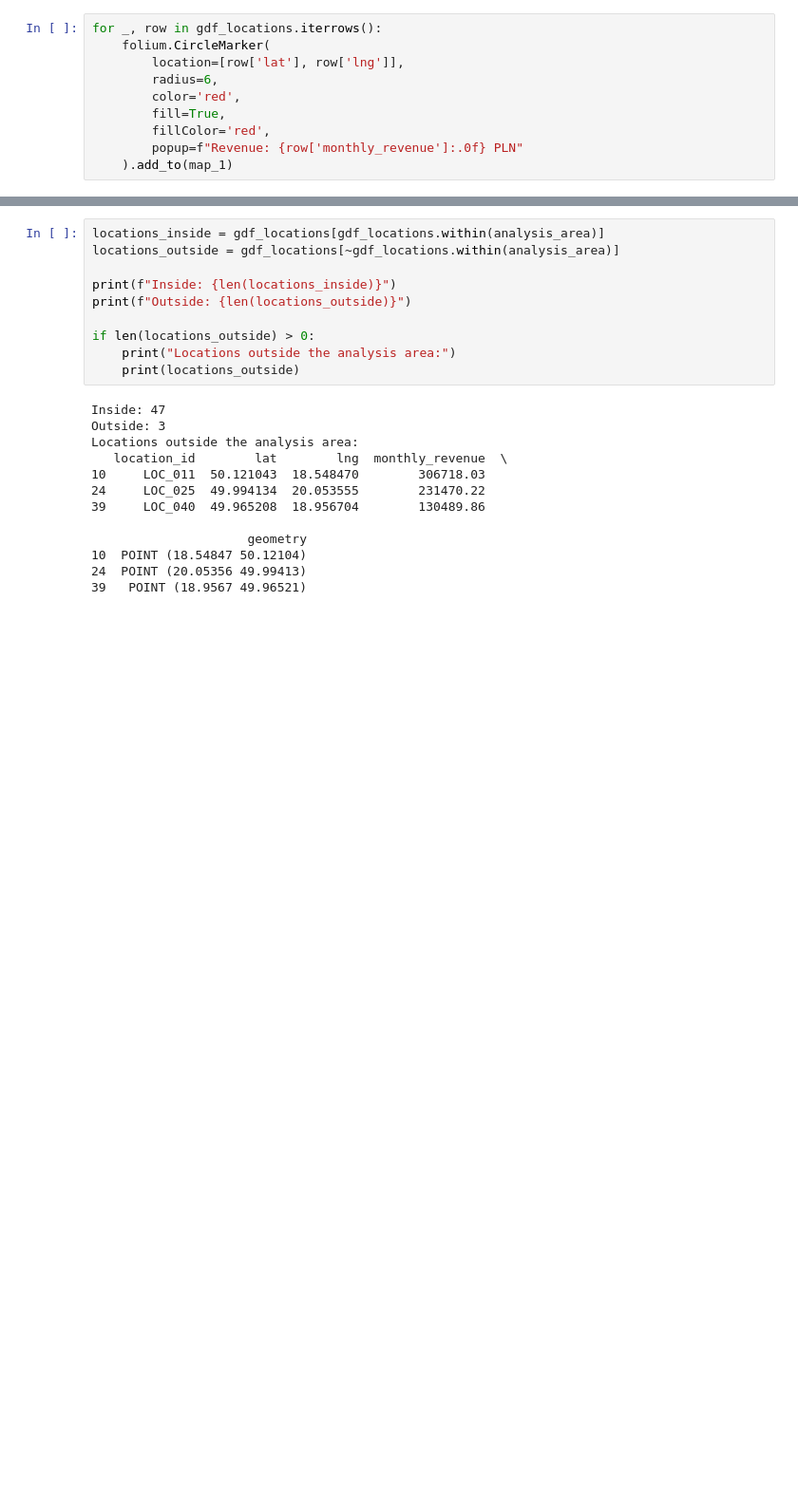
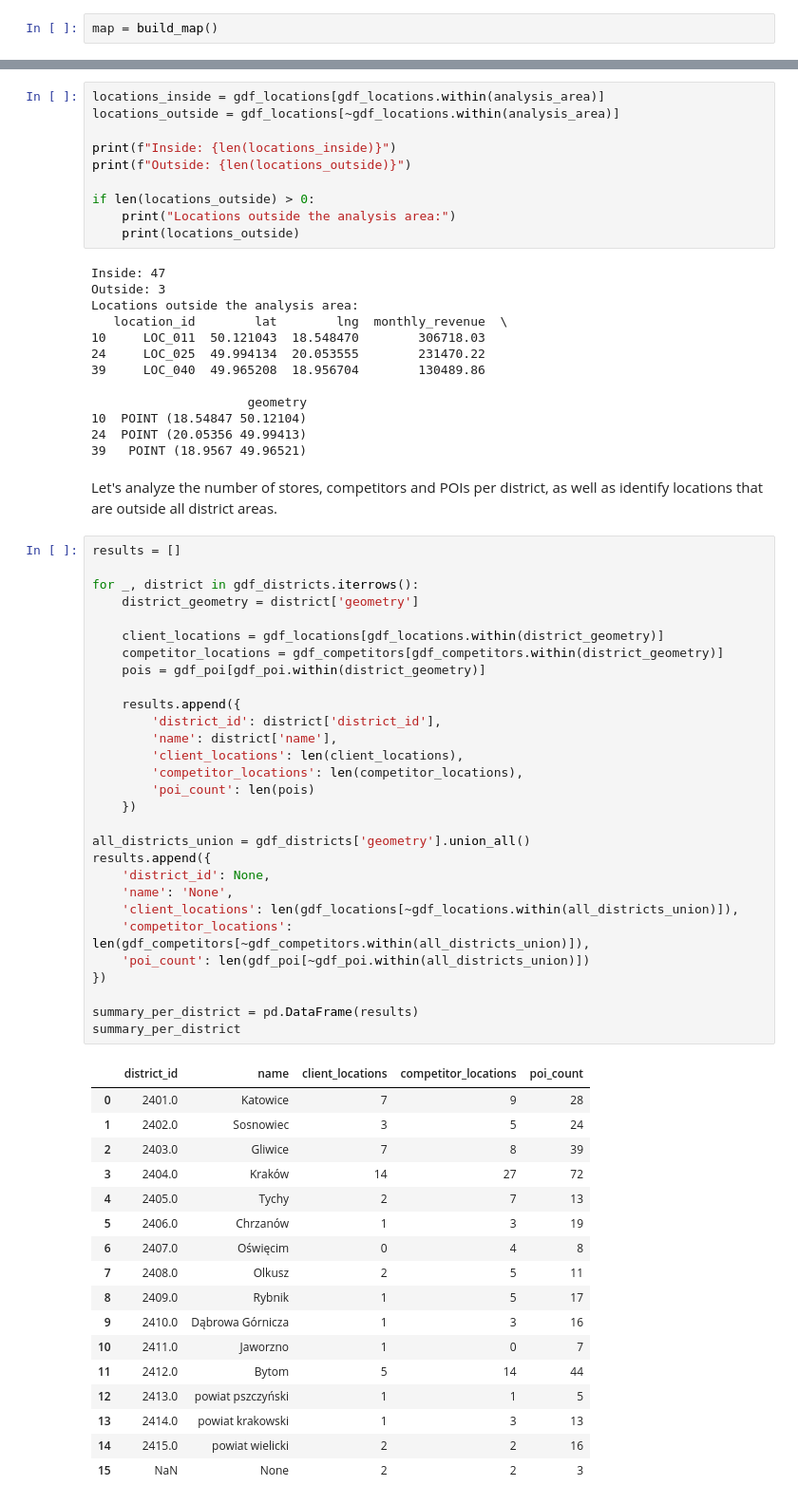
Before and after one commit to JanMatusiak/dataplace-ai-task, a Jupyter notebook: notebooks/01_exploratory_data_analysis.ipynb, the cells around one changed output, grey strips where cells are left out. Shown at 95% size. Cells and saved outputs as stored; diff of their text form; blank space fills up the shorter version.

```diff
--- a/notebooks/01_exploratory_data_analysis.ipynb
+++ b/notebooks/01_exploratory_data_analysis.ipynb
@@ -423,11 +488,3 @@ folium.GeoJson(
 # %%
-for _, row in gdf_locations.iterrows():
-    folium.CircleMarker(
-        location=[row['lat'], row['lng']],
-        radius=6,
-        color='red',
-        fill=True,
-        fillColor='red',
-        popup=f"Revenue: {row['monthly_revenue']:.0f} PLN"
-    ).add_to(map_1)
+map = build_map()
 # %%
@@ -457,3 +517,52 @@ Locations outside the analysis area:
 10  POINT (18.54847 50.12104)
 24  POINT (20.05356 49.99413)
 39   POINT (18.9567 49.96521)
+# %% [markdown]
+Let's analyze the number of stores, competitors and POIs per district, as well as identify locations that are outside all district areas.
+# %%
+results = []
+
+for _, district in gdf_districts.iterrows():
+    district_geometry = district['geometry']
+
+    client_locations = gdf_locations[gdf_locations.within(district_geometry)]
+    competitor_locations = gdf_competitors[gdf_competitors.within(district_geometry)]
+    pois = gdf_poi[gdf_poi.within(district_geometry)]
+
+    results.append({
+        'district_id': district['district_id'],
+        'name': district['name'],
+        'client_locations': len(client_locations),
+        'competitor_locations': len(competitor_locations),
+        'poi_count': len(pois)
+    })
+
+all_districts_union = gdf_districts['geometry'].union_all()
+results.append({
+    'district_id': None,
+    'name': 'None',
+    'client_locations': len(gdf_locations[~gdf_locations.within(all_districts_union)]),
+    'competitor_locations': len(gdf_competitors[~gdf_competitors.within(all_districts_union)]),
+    'poi_count': len(gdf_poi[~gdf_poi.within(all_districts_union)])
+})
+
+summary_per_district = pd.DataFrame(results)
+summary_per_district
+# %% [output]
+|  | district_id | name | client_locations | competitor_locations | poi_count |
+| 0 | 2401.0 | Katowice | 7 | 9 | 28 |
+| 1 | 2402.0 | Sosnowiec | 3 | 5 | 24 |
+| 2 | 2403.0 | Gliwice | 7 | 8 | 39 |
+| 3 | 2404.0 | Kraków | 14 | 27 | 72 |
+| 4 | 2405.0 | Tychy | 2 | 7 | 13 |
+| 5 | 2406.0 | Chrzanów | 1 | 3 | 19 |
+| 6 | 2407.0 | Oświęcim | 0 | 4 | 8 |
+| 7 | 2408.0 | Olkusz | 2 | 5 | 11 |
+| 8 | 2409.0 | Rybnik | 1 | 5 | 17 |
+| 9 | 2410.0 | Dąbrowa Górnicza | 1 | 3 | 16 |
+| 10 | 2411.0 | Jaworzno | 1 | 0 | 7 |
+| 11 | 2412.0 | Bytom | 5 | 14 | 44 |
+| 12 | 2413.0 | powiat pszczyński | 1 | 1 | 5 |
+| 13 | 2414.0 | powiat krakowski | 1 | 3 | 13 |
+| 14 | 2415.0 | powiat wielicki | 2 | 2 | 16 |
+| 15 | NaN | None | 2 | 2 | 3 |
```
Also changed, not shown: parts of 62 cells of this notebook, 2 other files.
